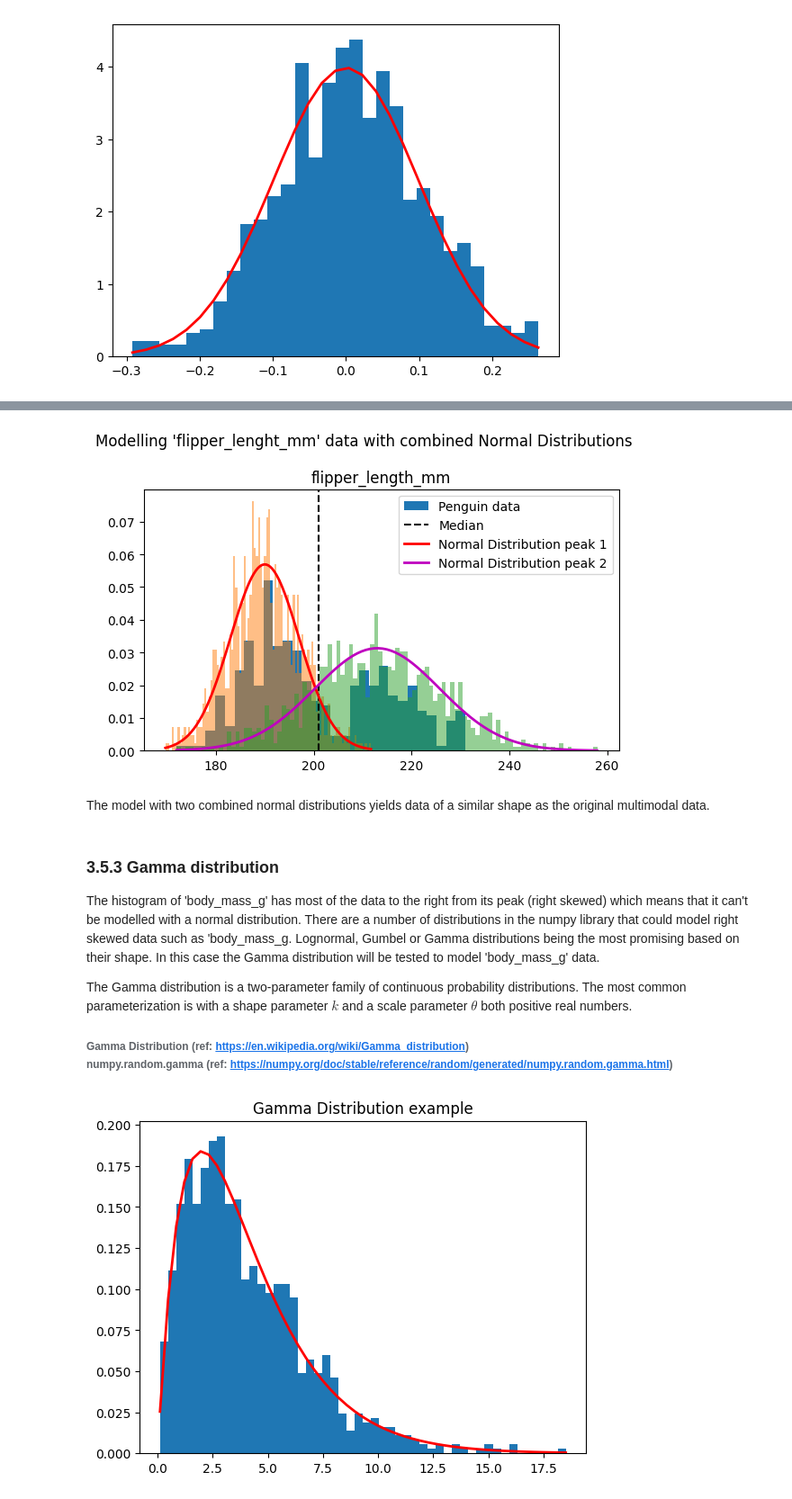
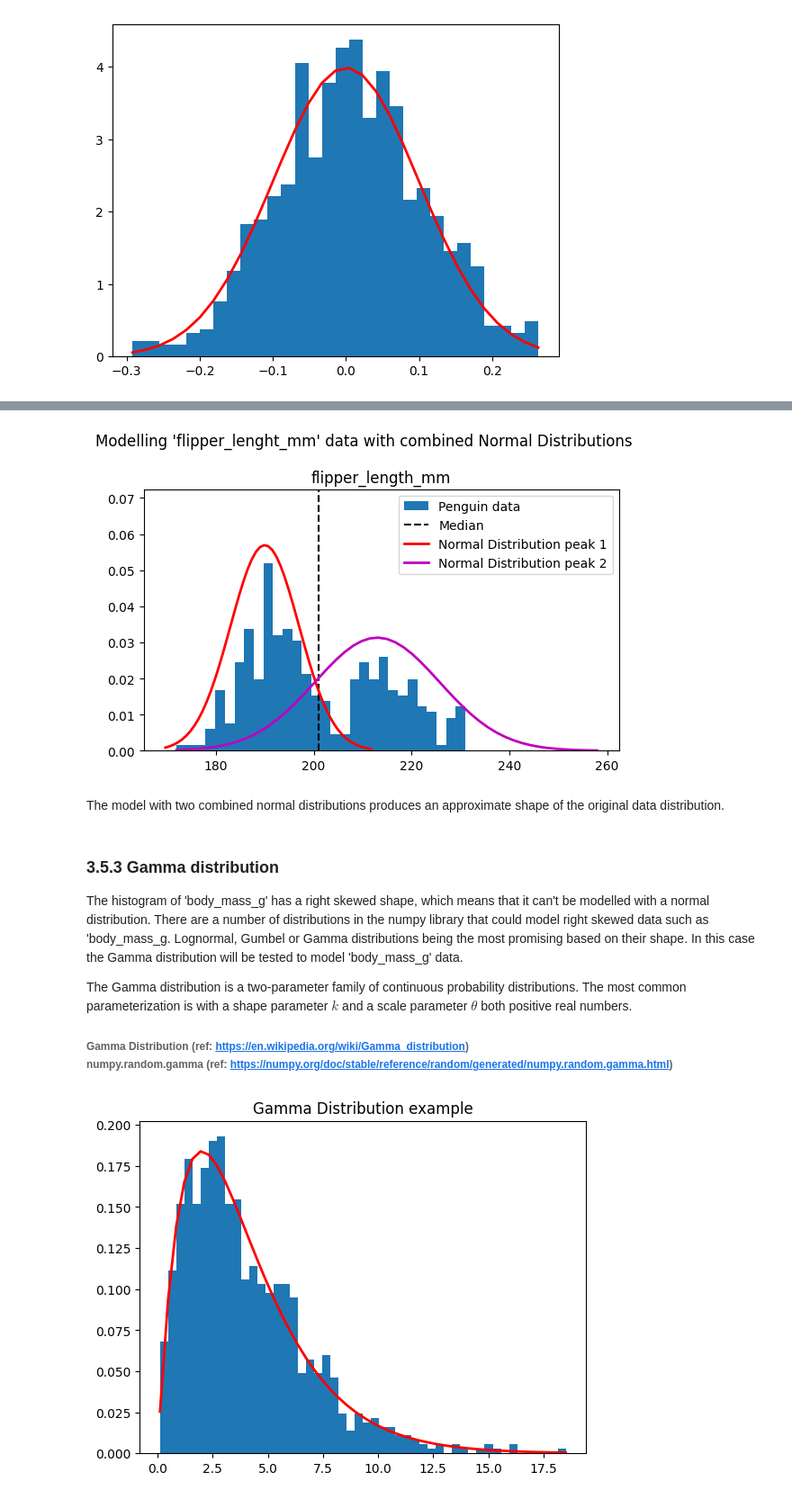
Before and after one commit to noyo0/Fundamentals_DataAnalysis, a Jupyter notebook: tasks.ipynb, the cells around one changed output, grey strips where cells are left out. Shown at 90% size. Saved outputs shown, nothing was run; the diff lists cells and outputs as text; code cells hidden in the pictures.

```diff
--- a/tasks.ipynb
+++ b/tasks.ipynb
@@ -674,59 +673,60 @@ The histogram of 'flipper_length_mm' appears to be a multimodal histogram with m
 # %%
-# multimodal histogram - flipper lenght
+# modeling multimodal histogram - flipper lenght with combined normal distributions
 
-# stats to use
+# stats calculated and stored from 'flipper_length_mm' for modeling
 c=['flipper_length_mm']
 i=0
 mean = df[c[i]].mean()
-q1 = df[c[i]].quantile(0.25)
-q3 = df[c[i]].quantile(0.75)
+q1 = df[c[i]].quantile(0.25) #first quantile is the approximate mean for the first peak
+q3 = df[c[i]].quantile(0.75) #third quantile is the approximate mean for the second peak
 std = df[c[i]].std()
 
 # set plot
 fig, ax = plt.subplots(1,1, figsize=(6,4))
 fig.suptitle("Modelling 'flipper_lenght_mm' data with combined Normal Distributions",fontsize=12)
 
-# histogram of original data
+# Render histogram for original data
 ax.hist(df[c[i]],bins=30,density=True, label="Penguin data")
 ax.axvline(mean, color="black", ls="--", label="Median")
 ax.set_title(c[i])
 ax.legend()
-grid=rows[i],cols[i] #pass grid coordinate
+
+# Render Normal distribution curves repurposing the sample code from NumPy documetnation
 
 # Normal distribution for first peak
 mu=q1 # first quanttile for first peak
 sigma=std/2 # reduce standard deviation to model density (trial and error)
 s = np.random.normal(mu, sigma, 1000)
 abs(mu - np.mean(s))
 abs(sigma - np.std(s, ddof=1))
-count, bins, ignored = ax.hist(s, 100, density=True,alpha=0.5)
+count, bins, ignored = ax.hist(s, 50, density=True,alpha=0)
 ax.plot(bins, 1/(sigma * np.sqrt(2 * np.pi)) *
                 np.exp( - (bins - mu)**2 / (2 * sigma**2) ),
             linewidth=2, color='r',label='Normal Distribution peak 1')
 ax.legend()
 
 # Normal distribution for second peak
 mu=q3 # third quanttile for second peak
 sigma=std/1.1 # reduce standard deviation to model density (trial and error)
 s = np.random.normal(mu, sigma, 1000)
 abs(mu - np.mean(s))
 abs(sigma - np.std(s, ddof=1))
-count, bins, ignored = ax.hist(s, 100, density=True,alpha=0.5)
+count, bins, ignored = ax.hist(s, 50, density=True,alpha=0)
 ax.plot(bins, 1/(sigma * np.sqrt(2 * np.pi)) *
                 np.exp( - (bins - mu)**2 / (2 * sigma**2) ),
             linewidth=2, color='m',label='Normal Distribution peak 2')
 ax.legend()
 
 plt.tight_layout()
 plt.show()
 # %% [output]
-[figure, old version]
+[figure, new version]
 # %% [markdown]
-The model with two combined normal distributions yields data of a similar shape as the original multimodal data.
+The model with two combined normal distributions produces an approximate shape of the original data distribution.
 # %% [markdown]
 ### 3.5.3 Gamma distribution
 
-The histogram of 'body_mass_g' has most of the data to the right from its peak (right skewed) which means that it can't be modelled with a normal distribution. There are a number of distributions in the numpy library that could model right skewed data such as 'body_mass_g. Lognormal, Gumbel or Gamma distributions being the most promising based on their shape. In this case the Gamma distribution will be tested to model 'body_mass_g' data.
+The histogram of 'body_mass_g' has a right skewed shape, which means that it can't be modelled with a normal distribution. There are a number of distributions in the numpy library that could model right skewed data such as 'body_mass_g. Lognormal, Gumbel or Gamma distributions being the most promising based on their shape. In this case the Gamma distribution will be tested to model 'body_mass_g' data.
 
 The Gamma distribution is a two-parameter family of continuous probability distributions. The most common parameterization is with a shape parameter $k$ and a scale parameter $\theta$ both positive real numbers.
 
```
Also changed, not shown: parts of 20 cells of this notebook, 1 other file.
